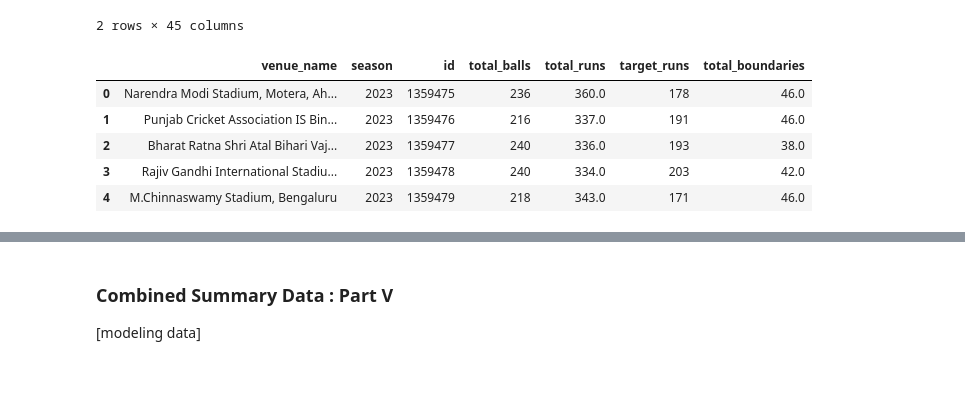
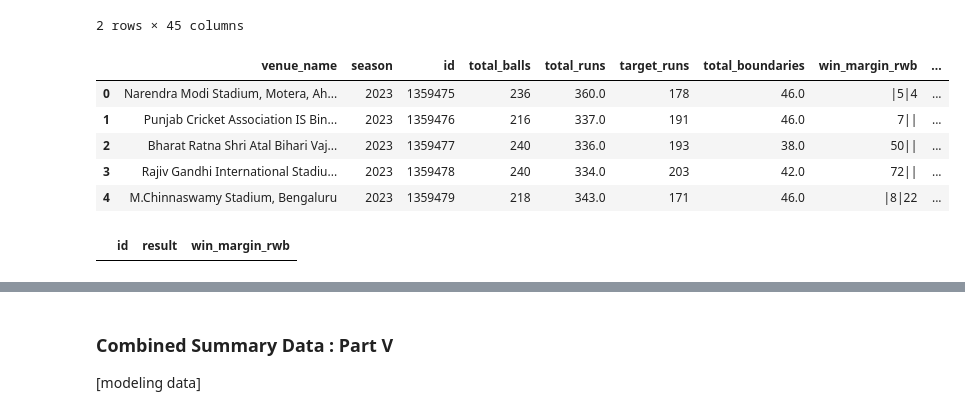
Before and after one commit to quickSilverShanks/IPL-CricPred, a Jupyter notebook: notebooks/Data Preprocessing.ipynb, the cells around one changed output, grey strips where cells are left out. Saved outputs shown, nothing was run; the diff lists cells and outputs as text; code cells hidden in the pictures; blank space fills up the shorter version.

```diff
--- a/notebooks/Data Preprocessing.ipynb
+++ b/notebooks/Data Preprocessing.ipynb
@@ -641,3 +645,24 @@ Caveats:
+# %%
+def extract_margin_info(margintext):
+    margintext = margintext.lower()
+
+    # below condition should not be met as rows with missing winner have been filtered out
+    if 'abandoned' in margintext or 'no result' in margintext:
+        return 'no result'
+
+    if 'match tied' in margintext:
+        match = re.search(r'won the ([\w\s\-]+?)\s*\)', margintext)
+        return match.group(1) if match else 'match tied'
+
+    runs = re.search(r'won by (\d{1,3}) run', margintext)
+    wkts = re.search(r'won by (\d{1,2}) (wicket|wkt)', margintext)
+    balls = re.search(r'with (\d{1,2}) ball|(\d{1,3})b rem', margintext)
+
+    r = runs.group(1) if runs else ''
+    w = wkts.group(1) if wkts else ''
+    b = balls.group(1) or balls.group(2) if balls else ''
+
+    return f'{r}|{w}|{b}'
 # %%
 data_loc1 = os.path.join(KAGGLE_DATA, "all_seasons_detailed", "all_season_summary_spmodified.csv")
 data_loc2 = os.path.join(KAGGLE_DATA, "all_seasons_detailed", "2024", "season_summary_spmodified.csv")
@@ -656,23 +681,33 @@ Shape of details data :  (1106, 45)
 | 1 | 2023 | 1359476 | Punjab Kings v Kolkata Knight Riders | PBKS v KKR | 2nd Match (D/N), Indian Premier L... | PBKS | KKR | KKR | BOWL FIRST | ... |
 2 rows × 45 columns
 # %%
+allseason_smry.dropna(subset=['winner'], inplace=True)
+
+allseason_smry['win_margin_rwb'] = allseason_smry['result'].apply(extract_margin_info)
 allseason_smry[['home_overs', 'away_overs']] = allseason_smry[['home_overs', 'away_overs']].fillna(0)
 allseason_smry['total_balls'] = allseason_smry['home_overs'].apply(lambda x: 6*int(x) + int(round(10*np.mod(float(x), 1), 1))) + \
                                 allseason_smry['away_overs'].apply(lambda x: 6*int(x) + int(round(10*np.mod(float(x), 1), 1)))
 allseason_smry['total_runs'] = allseason_smry['home_runs'] + allseason_smry['away_runs']
-allseason_smry['target_runs'] = allseason_smry['1st_inning_score'].str.extract(r'(\d+)')
+allseason_smry['target_runs'] = allseason_smry['1st_inning_score'].str.extract(r'(\d+)').astype(int)
 allseason_smry['total_boundaries'] = allseason_smry['home_boundaries'] + allseason_smry['away_boundaries']
 
-pitch_data = allseason_smry[['venue_name', 'season', 'id', 'total_balls', 'total_runs', 'target_runs', 'total_boundaries']].copy()
+allseason_smry['target_bin'] = pd.cut(allseason_smry['target_runs'], bins=[0,139,169,200,220,np.inf], labels=['<140', '140-169', '170-200', '201-220', '>220'])
+allseason_smry['boundary_bin'] = pd.cut(allseason_smry['total_boundaries'], bins=[0,19,30,40,50,np.inf], labels=['<20', '20-30', '31-40', '41-50', '>50'])
+
+pitch_data = allseason_smry[['venue_name', 'season', 'id', 'total_balls', 'total_runs', 'target_runs', 'total_boundaries', 'win_margin_rwb', 'target_bin', 'boundary_bin']].copy()
 pitch_data.to_csv("../data/processed/pitch_data.csv", index=False)
 
 
 
 pitch_data.head()
 # %% [output]
-|  | venue_name | season | id | total_balls | total_runs | target_runs | total_boundaries |
-| 0 | Narendra Modi Stadium, Motera, Ah... | 2023 | 1359475 | 236 | 360.0 | 178 | 46.0 |
-| 1 | Punjab Cricket Association IS Bin... | 2023 | 1359476 | 216 | 337.0 | 191 | 46.0 |
-| 2 | Bharat Ratna Shri Atal Bihari Vaj... | 2023 | 1359477 | 240 | 336.0 | 193 | 38.0 |
-| 3 | Rajiv Gandhi International Stadiu... | 2023 | 1359478 | 240 | 334.0 | 203 | 42.0 |
-| 4 | M.Chinnaswamy Stadium, Bengaluru | 2023 | 1359479 | 218 | 343.0 | 171 | 46.0 |
+|  | venue_name | season | id | total_balls | total_runs | target_runs | total_boundaries | win_margin_rwb | ... |
+| 0 | Narendra Modi Stadium, Motera, Ah... | 2023 | 1359475 | 236 | 360.0 | 178 | 46.0 | |5|4 | ... |
+| 1 | Punjab Cricket Association IS Bin... | 2023 | 1359476 | 216 | 337.0 | 191 | 46.0 | 7|| | ... |
+| 2 | Bharat Ratna Shri Atal Bihari Vaj... | 2023 | 1359477 | 240 | 336.0 | 193 | 38.0 | 50|| | ... |
+| 3 | Rajiv Gandhi International Stadiu... | 2023 | 1359478 | 240 | 334.0 | 203 | 42.0 | 72|| | ... |
+| 4 | M.Chinnaswamy Stadium, Bengaluru | 2023 | 1359479 | 218 | 343.0 | 171 | 46.0 | |8|22 | ... |
+# %%
+allseason_smry[(allseason_smry['win_margin_rwb']=='||')][['id', 'result', 'win_margin_rwb']]
+# %% [output]
+|  | id | result | win_margin_rwb |
```
Also changed, not shown: parts of 2 cells of this notebook, 3 other files.
